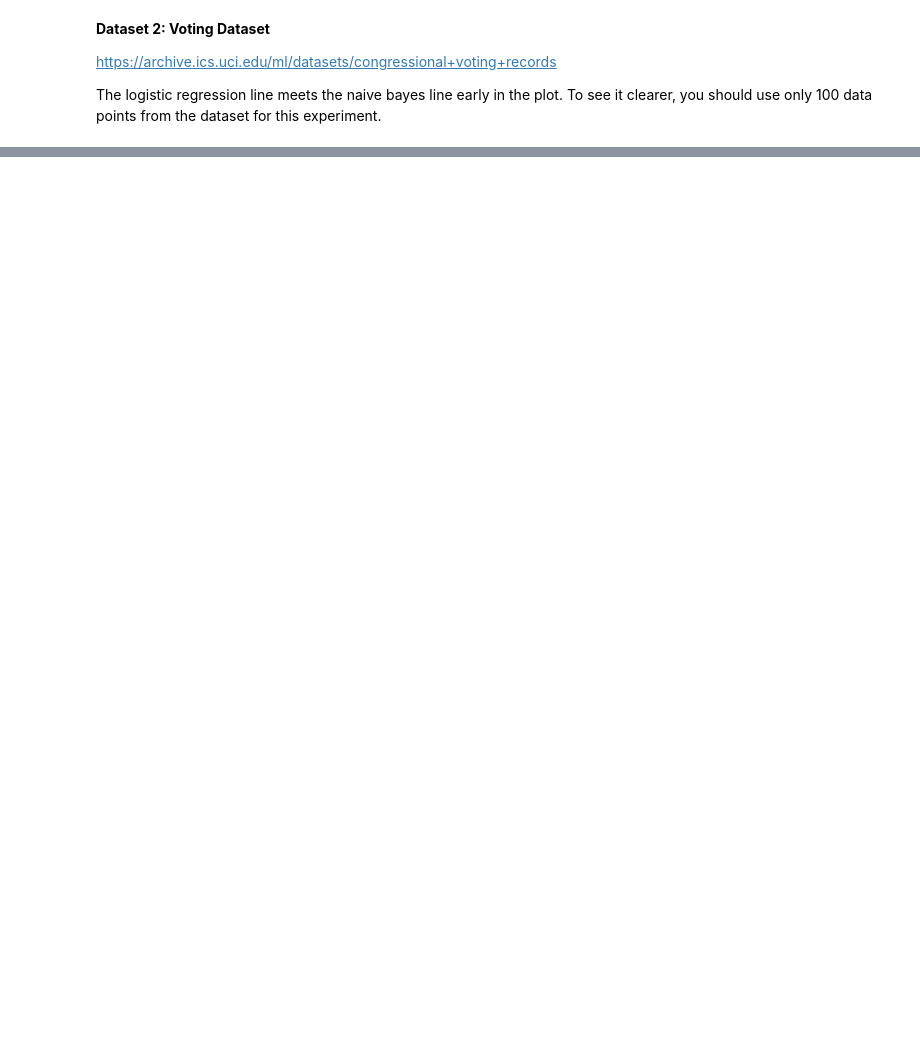
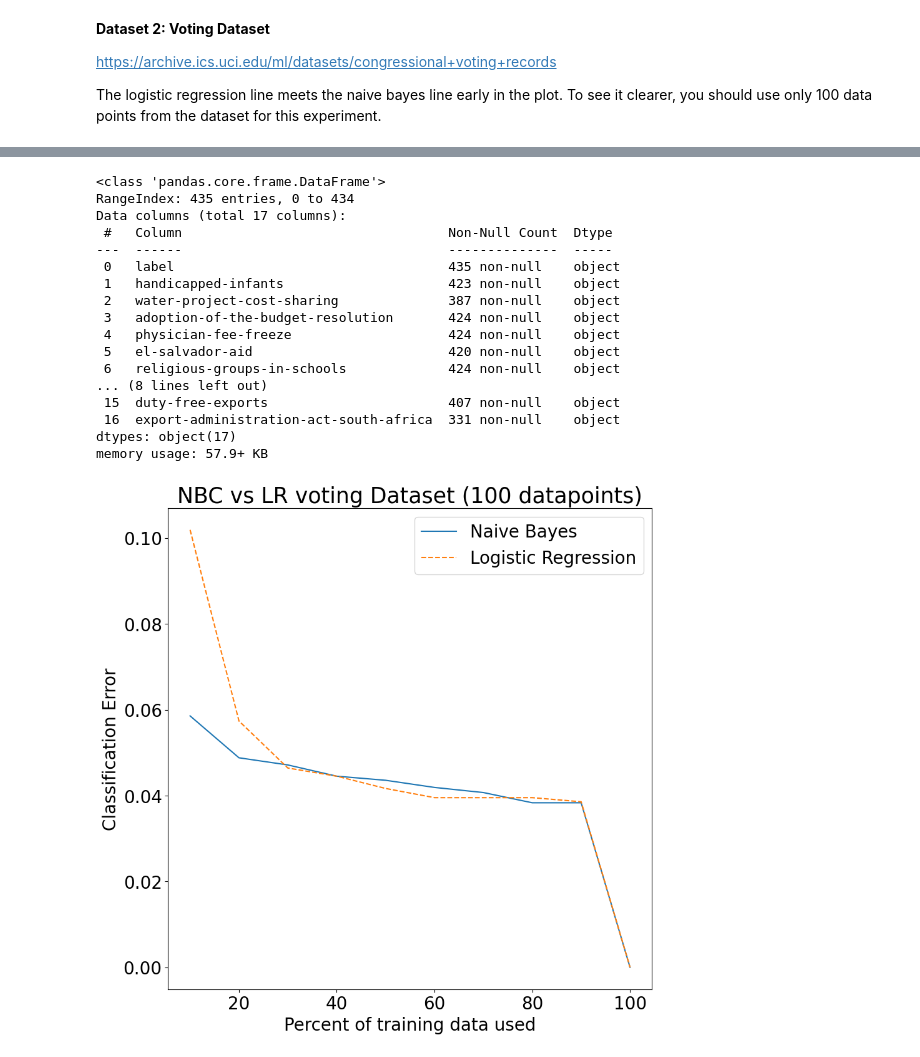
Before and after one commit to radubauzh/DataScience, a Jupyter notebook: Practical_2.ipynb, the cells around one changed output, grey strips where cells are left out. Drawn from its saved outputs; the diff is of its cells as text; code cells hidden in the pictures; blank space fills up the shorter version.

```diff
--- a/Practical_2.ipynb
+++ b/Practical_2.ipynb
@@ -573,0 +609,53 @@ memory usage: 57.9+ KB
+# %%
+# load the dataset
+# TODO: insert your code for experiments
+###################################################
+##### YOUR CODE STARTS HERE #######################
+###################################################
+voting = pd.read_csv('Data/voting.csv')
+
+voting.info()
+# drop rows with na val
+voting = voting.dropna()
+# yes = 1, no = 0
+voting = voting.replace('y', 1)
+voting = voting.replace('n', 0)
+# dem = 1, rep = 0
+voting = voting.replace('democrat', 1)
+voting = voting.replace('republican',0)
+
+voting = voting.to_numpy()
+# select 100 datapoints
+y_100,x_100 = voting[100:201,0], voting[100:201,1:]
+nbc_voting = NBC(feature_types=['b'] * x_100.shape[1])
+lr_voting = LogisticRegression()
+tst_errs_nbc, tst_errs_lr = compareNBCvsLR(nbc_voting, lr_voting, x_100,y_100,200,10)
+makePlot(tst_errs_nbc, tst_errs_lr, title='NBC vs LR voting Dataset (100 datapoints)')
+
+y,X = voting[:,0], voting[:,1:]
+nbc_voting = NBC(feature_types=['b'] * X.shape[1])
+lr_voting = LogisticRegression()
+tst_errs_nbc, tst_errs_lr = compareNBCvsLR(nbc_voting, lr_voting, X,y,200,10)
+makePlot(tst_errs_nbc, tst_errs_lr, title='NBC vs LR voting (whole Dataset)')
+###################################################
+##### YOUR CODE ENDS HERE #########################
+###################################################
+# %% [output]
+<class 'pandas.core.frame.DataFrame'>
+RangeIndex: 435 entries, 0 to 434
+Data columns (total 17 columns):
+ #   Column                                  Non-Null Count  Dtype
+---  ------                                  --------------  -----
+ 0   label                                   435 non-null    object
+ 1   handicapped-infants                     423 non-null    object
+ 2   water-project-cost-sharing              387 non-null    object
+ 3   adoption-of-the-budget-resolution       424 non-null    object
+ 4   physician-fee-freeze                    424 non-null    object
+ 5   el-salvador-aid                         420 non-null    object
+ 6   religious-groups-in-schools             424 non-null    object
+... (8 lines left out)
+ 15  duty-free-exports                       407 non-null    object
+ 16  export-administration-act-south-africa  331 non-null    object
+dtypes: object(17)
+memory usage: 57.9+ KB
+[figure, added]
```
Also changed, not shown: parts of 10 cells of this notebook.
